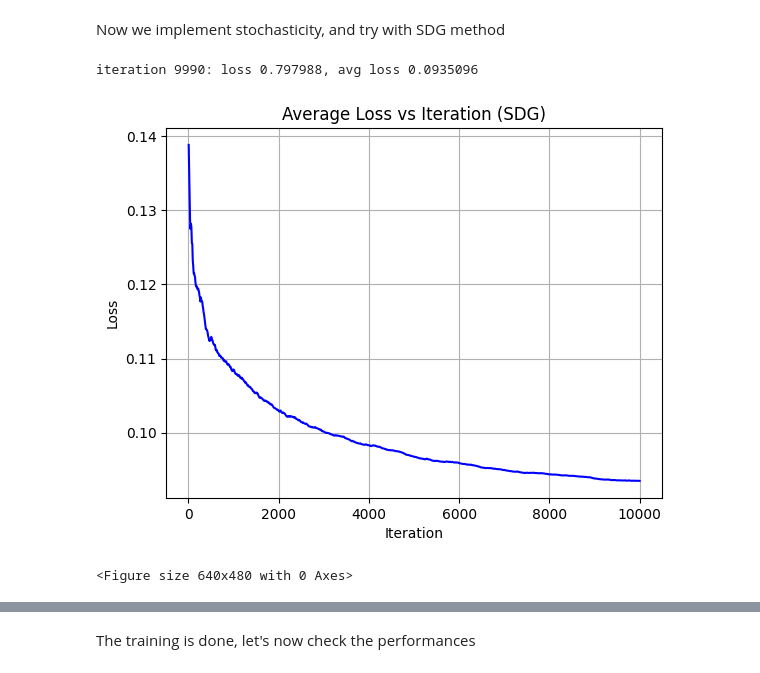
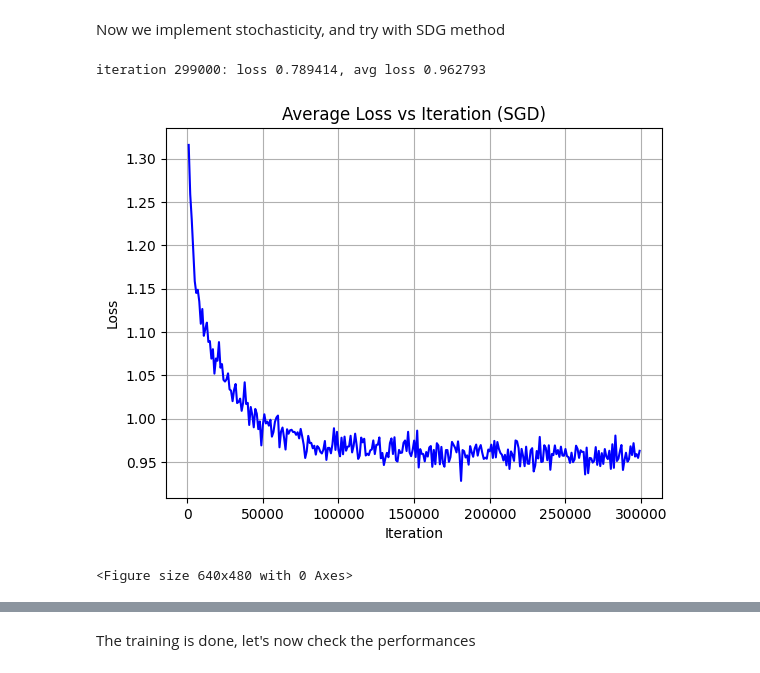
Before and after one commit to DavideCristoforetti/Machine-Learning-HEP-MasterDegree, a Jupyter notebook: src/PiD_project.ipynb, the cells around one changed output, grey strips where cells are left out. Cells and saved outputs as stored; diff of their text form; code cells hidden in the pictures.

```diff
--- a/src/PiD_project.ipynb
+++ b/src/PiD_project.ipynb
@@ -69,7 +71,7 @@ The dataset now contains:  100000 rows and 6 columns
 # %% [markdown]
 Now we are interested to see how many particles of each kind are in the dataset and make sure to divide train and test sets accordingly.
 # %%
-N_Test = 10000
+N_Test = 9000
 N_Train = nRowsRead - N_Test
 
 train_df = complete_dataset.iloc[:N_Train]
@@ -239,8 +274,8 @@ from IPython.display import display, clear_output
 
 # initialize parameters randomly
 W = 0.01 * np.random.randn(nFeatures,nLabels)
+#print(W)
 b = np.zeros((1,nLabels))
-
 
 num_samples = features_array.shape[0]
 
@@ -249,11 +284,11 @@ show_plot = True
 losses = []
 
 
-iterations = 1000
+iterations = 10000
 print_freq = 10
 
 # some hyperparameters
-step_size = 0.7
+step_size = 0.025
 reg = 1e-3 # regularization strength
 
 
@@ -264,10 +299,9 @@ for i in range(iterations):
 
     # evaluate class scores
     scores = np.dot(features_array, W) + b
-
     # compute the class probabilities
     exp_scores = np.exp(scores)
-    probs = exp_scores / np.sum(exp_scores, axis=1, keepdims=True)
+    probs = exp_scores / np.sum(exp_scores, axis=1, keepdims=True) # Probability with SoftMax classifier
 
     # compute the loss: average cross-entropy loss and regularization
     logprobs = -np.log(probs[range(num_samples),IDs_indeces])
@@ -275,9 +309,9 @@ for i in range(iterations):
     reg_loss = 0.5*reg*np.sum(W*W)
 
     # Implementing early stopping
-    if(i !=0 ):
-        if(loss < data_loss + reg_loss):
-            break
+    #if(i !=0 ):
+    #    if(loss < data_loss + reg_loss):
+    #        break
     loss = data_loss + reg_loss
 
 
@@ -363,13 +413,13 @@ b = np.zeros((1,nLabels))
 # Plotting losses
 show_plot = True
 losses = []
+avg_loss_array = []
 
-
-iterations = 10000
-print_freq = 10
+iterations = 300000
+print_freq = 1000
 
 # some hyperparameters
-step_size = 0.2
+step_size = 0.01
 reg = 1e-3 # regularization strength
 batch_size = 32
 
@@ -404,47 +454,54 @@ for i in range(iterations):
     #        break
     loss = data_loss + reg_loss
 
+    losses.append(loss)
 
 
-    if i % (print_freq) == 0:
+
+    if (i % (print_freq) == 0 and i !=0):
         clear_output(wait=True)
-        losses.append(loss)
-        cumulative_loss = np.cumsum(losses)
+        #cumulative_loss = np.cumsum(losses)
+        cumulative_loss = np.sum(losses)
+        # Calculate the average loss at each iteration
+        #avg_loss = cumulative_loss / np.arange(print_freq, i+print_freq +1, print_freq)
+        avg_loss = cumulative_loss / print_freq
+        avg_loss_array.append(avg_loss)
+        #print("iteration %d: loss %f, avg loss %g" % (i, loss, avg_loss[-1]))
+        print("iteration %d: loss %f, avg loss %f" % (i, loss, avg_loss))
 
-        # Calculate the average loss at each iteration
-        avg_loss = cumulative_loss / np.arange(print_freq, i+print_freq +1, print_freq)
-        print("iteration %d: loss %f, avg loss %g" % (i, loss, avg_loss[-1]))
 
         if(show_plot):
             # Plot the losses
-            plt.plot(np.arange(print_freq, i+print_freq + 1, print_freq), avg_loss, color='blue')
+            plt.plot(np.arange(print_freq, i+print_freq, print_freq), avg_loss_array, color='blue')
             plt.xlabel('Iteration')
             plt.ylabel('Loss')
-            plt.title('Average Loss vs Iteration (SDG)')
+            plt.title('Average Loss vs Iteration (SGD)')
             plt.grid(True)
             display(plt.gcf())  # Display the current figure
             #clear_output(wait=True)  # Clear the output for the next iteration
             #plt.pause(0.01)  # Pause for a short time to update the plot
             plt.clf()  # Clear the current figure for the next iteration
             plt.show()
+        #time.sleep(2)
+        losses = []
 
     # compute the gradient on scores
     dscores = probs
     dscores[range(batch_size),batch_labels] -= 1
     dscores /= batch_size
 
     # backpropate the gradient to the parameters (W,b)
     dW = np.dot(batch_features.T, dscores)
     db = np.sum(dscores, axis=0, keepdims=True)
 
     dW += reg*W # regularization gradient
 
     # perform a parameter update
     W += -step_size * dW
     b += -step_size * db
 # %% [output]
-iteration 9990: loss 0.797988, avg loss 0.0935096
+iteration 299000: loss 0.789414, avg loss 0.962793
-[figure, old version]
+[figure, new version]
 <Figure size 640x480 with 0 Axes>
 # %%
 scores = np.dot(features_array, W) + b
```
Also changed, not shown: parts of 28 cells of this notebook.
